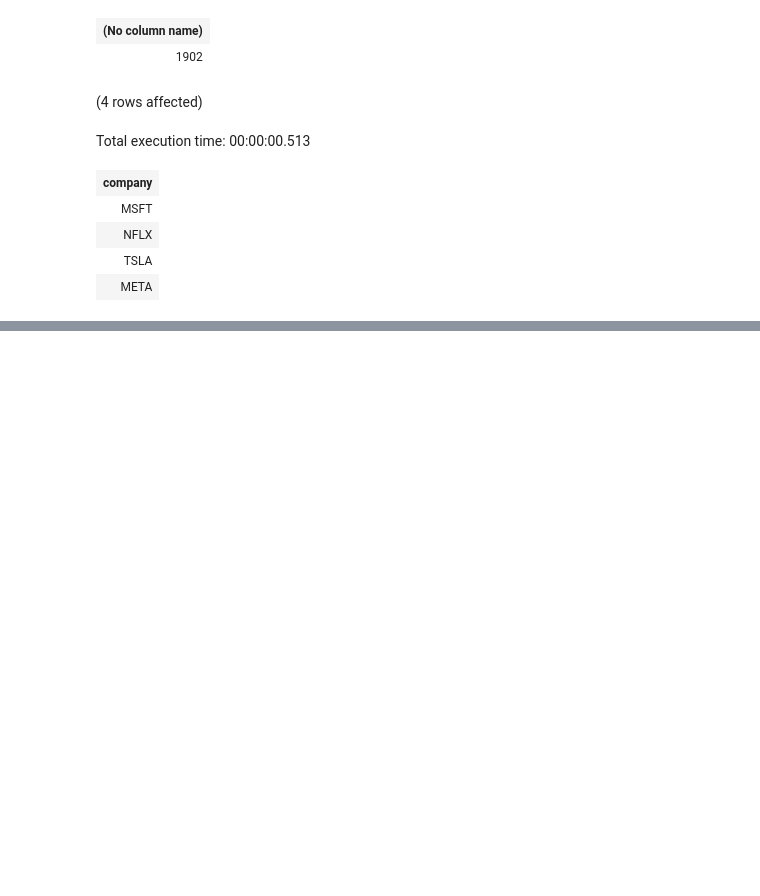
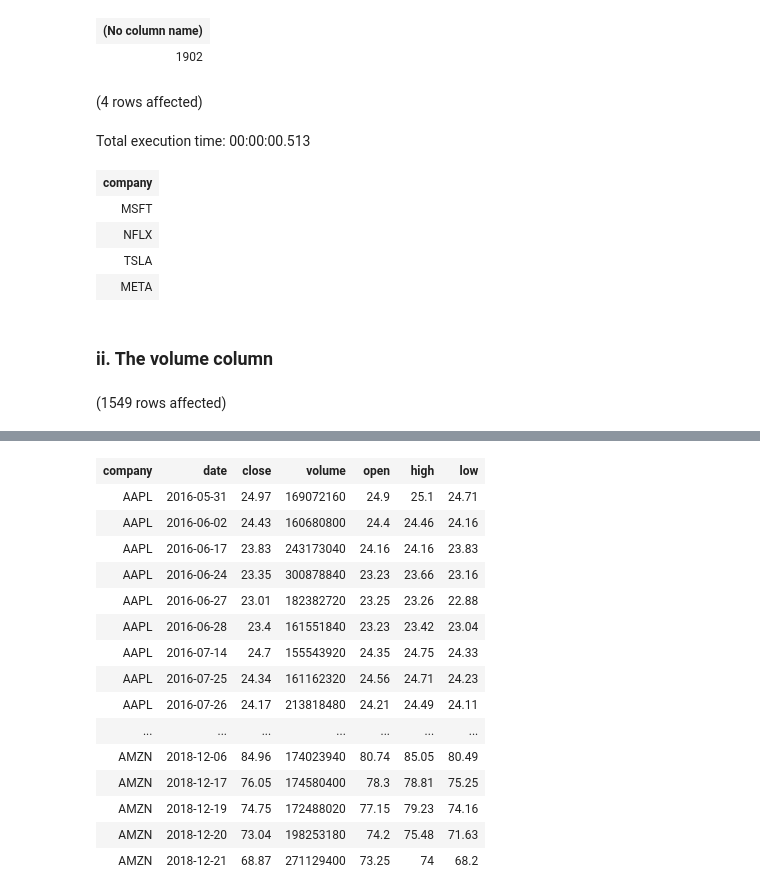
Before and after one commit to bradleytkay/stock_market_analysis, a Jupyter notebook: step_2_cleaning.ipynb, the cells around one changed output, grey strips where cells are left out. Drawn from its saved outputs; the diff is of its cells as text; code cells hidden in the pictures; blank space fills up the shorter version.

Commit message:
completed IQR calcs on volumn column

```diff
--- a/step_2_cleaning.ipynb
+++ b/step_2_cleaning.ipynb
@@ -181,3 +181,27 @@ Total execution time: 00:00:00.513
 | NFLX |
 | TSLA |
 | META |
+# %% [markdown]
+### ii. The volume column
+# %%
+-- Return all rows with outliers
+
+WITH Percentiles AS (
+    SELECT TOP 1
+        PERCENTILE_CONT(0.25) WITHIN GROUP (ORDER BY volume) OVER () AS Q1,
+        PERCENTILE_CONT(0.75) WITHIN GROUP (ORDER BY volume) OVER () AS Q3
+    FROM stock_data
+),
+Bounds AS (
+    SELECT
+        (Q3 - Q1) AS IQR,
+        (Q1 - 1.5 * (Q3 - Q1)) AS Lower_Bound,
+        (Q3 + 1.5 * (Q3 - Q1)) AS Upper_Bound
+    FROM Percentiles
+)
+SELECT *
+FROM stock_data
+WHERE volume < (SELECT TOP 1 Lower_Bound FROM Bounds)
+   OR volume > (SELECT TOP 1 Upper_Bound FROM Bounds);
+# %% [output]
+(1549 rows affected)
@@ -183,0 +209,16 @@ Total execution time: 00:00:00.513
+| company | date | close | volume | open | high | low |
+| AAPL | 2016-05-31 | 24.97 | 169072160 | 24.9 | 25.1 | 24.71 |
+| AAPL | 2016-06-02 | 24.43 | 160680800 | 24.4 | 24.46 | 24.16 |
+| AAPL | 2016-06-17 | 23.83 | 243173040 | 24.16 | 24.16 | 23.83 |
+| AAPL | 2016-06-24 | 23.35 | 300878840 | 23.23 | 23.66 | 23.16 |
+| AAPL | 2016-06-27 | 23.01 | 182382720 | 23.25 | 23.26 | 22.88 |
+| AAPL | 2016-06-28 | 23.4 | 161551840 | 23.23 | 23.42 | 23.04 |
+| AAPL | 2016-07-14 | 24.7 | 155543920 | 24.35 | 24.75 | 24.33 |
+| AAPL | 2016-07-25 | 24.34 | 161162320 | 24.56 | 24.71 | 24.23 |
+| AAPL | 2016-07-26 | 24.17 | 213818480 | 24.21 | 24.49 | 24.11 |
+| ... | ... | ... | ... | ... | ... | ... |
+| AMZN | 2018-12-06 | 84.96 | 174023940 | 80.74 | 85.05 | 80.49 |
+| AMZN | 2018-12-17 | 76.05 | 174580400 | 78.3 | 78.81 | 75.25 |
+| AMZN | 2018-12-19 | 74.75 | 172488020 | 77.15 | 79.23 | 74.16 |
+| AMZN | 2018-12-20 | 73.04 | 198253180 | 74.2 | 75.48 | 71.63 |
+| AMZN | 2018-12-21 | 68.87 | 271129400 | 73.25 | 74 | 68.2 |
```
Also changed, not shown: parts of 3 cells of this notebook.
